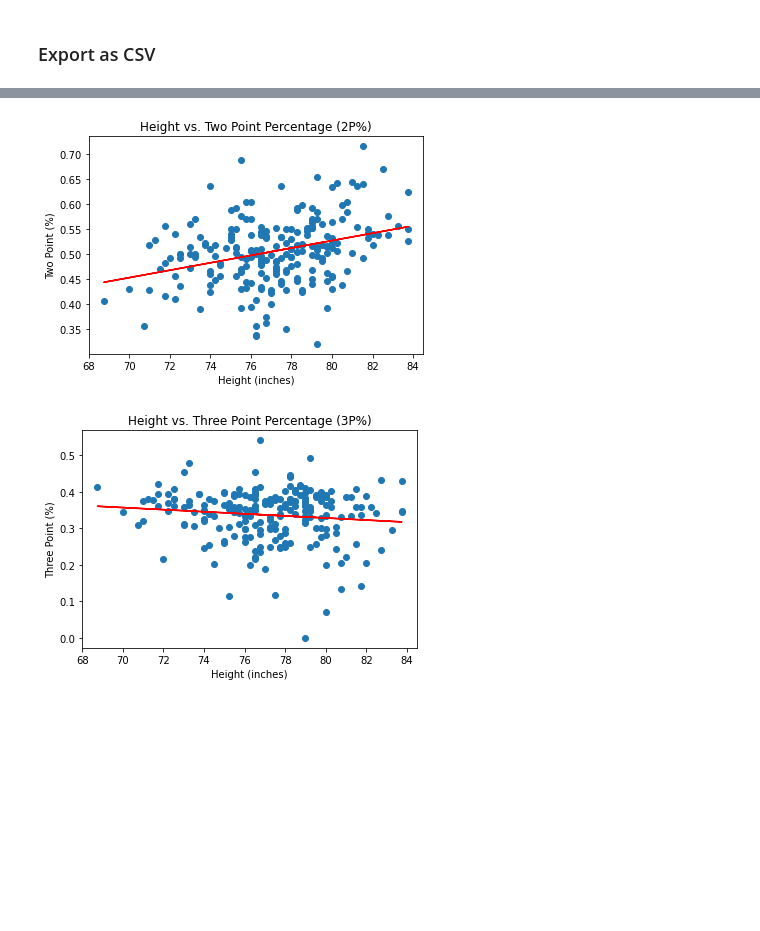
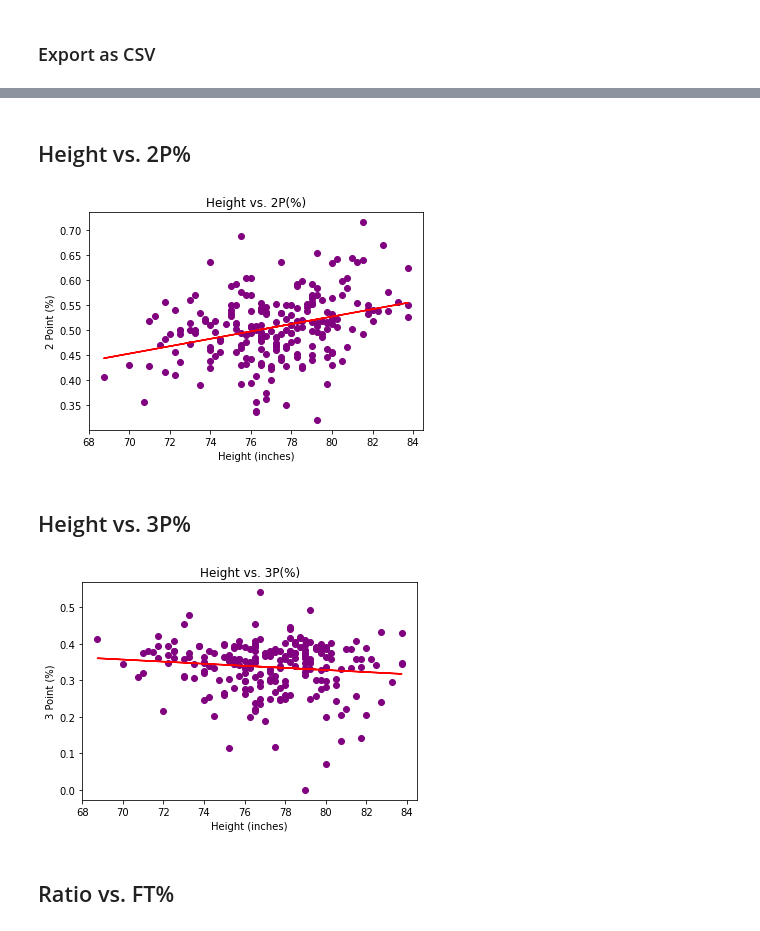
Before and after one commit to adithyav09/Group-APIs-Project, a Jupyter notebook: NBA_DATA.ipynb, the cells around one changed output, grey strips where cells are left out. Cells and saved outputs as stored; diff of their text form; code cells hidden in the pictures; blank space fills up the shorter version.

```diff
--- a/NBA_DATA.ipynb
+++ b/NBA_DATA.ipynb
@@ -90,10 +82,10 @@ merged_data_df.to_csv("Resources/merged_data.csv", index=False)
 wingspan = []
 wingspan_convert=[]
 
-wingspan = []
-wingspan_convert = []
 wingspan = merged_data_df['WINGSPAN']
 wingspan_list = wingspan.tolist()
 for wingspan in wingspan_list:
     wingspan_cleaned = wingspan.strip("'").split("'")
-    wingspan_convert.append((float(wingspan_cleaned[0])*12)+float(wingspan_cleaned[1]))
+    wingspan_convert.append((int(wingspan_cleaned[0])*12)+(float(wingspan_cleaned[1])))
+
+merged_data_df['WINGSPAN']=wingspan_convert
@@ -106,0 +94,12 @@ merged_data_df.head(1)
+# %%
+height_wo_shoes = []
+height_wo_shoes_convert=[]
+
+height_wo_shoes = merged_data_df['HEIGHT\xa0W/O\xa0SHOES']
+height_wo_shoes_list = height_wo_shoes.tolist()
+height_wo_shoes_list
+for height in height_wo_shoes_list:
+    height_cleaned = str(height).strip(" ' ").split("'")
+    height_wo_shoes_convert.append((int(height_cleaned[0])*12)+(float(height_cleaned[1])))
+
+merged_data_df['HEIGHT\xa0W/O\xa0SHOES']=height_wo_shoes_convert
@@ -143,40 +190,39 @@ plt.show()
+# %% [markdown]
+## Height vs. 2P%
 # %%
-#Height vs 2P%
 
-(correlation_coefficient) = st.pearsonr(height_inches, merged_data_df['2P%'])[0]
-(slope, intercept, r_value, p_value, standard_error) = st.linregress(height_inches, merged_data_df['2P%'])
+
+(correlation_coefficient) = st.pearsonr(height_wo_shoes_convert, merged_data_df['2P%'])[0]
+(slope, intercept, r_value, p_value, standard_error) = st.linregress(height_wo_shoes_convert, merged_data_df['2P%'])
 
 #Slope formula 'y=mx+b'
-y = slope * np.array(height_inches) + intercept
+y = slope * np.array(height_wo_shoes_convert) + intercept
 
-plt.scatter(x = height_inches, y = merged_data_df['2P%'])
+plt.scatter(x = height_wo_shoes_convert, y = merged_data_df['2P%'], color = "purple")
 plt.xlabel('Height (inches)')
-plt.ylabel('Two Point (%)')
-plt.title('Height vs. Two Point Percentage (2P%)')
+plt.ylabel('2 Point (%)')
+plt.title('Height vs. 2P(%)')
 
-y = slope * np.array(height_inches) + intercept
-
-plt.plot(height_inches, y, color = 'red')
+plt.plot(height_wo_shoes_convert, y, color = 'red')
 plt.show()
 # %% [output]
-[figure, old version]
+[figure, new version]
+# %% [markdown]
+## Height vs. 3P%
 # %%
-#Height vs 3P%
 
-(correlation_coefficient) = st.pearsonr(height_inches, merged_data_df['3P%'])[0]
-(slope, intercept, r_value, p_value, standard_error) = st.linregress(height_inches, merged_data_df['3P%'])
+(correlation_coefficient) = st.pearsonr(height_wo_shoes_convert, merged_data_df['3P%'])[0]
+(slope, intercept, r_value, p_value, standard_error) = st.linregress(height_wo_shoes_convert, merged_data_df['3P%'])
 
 #Slope formula 'y=mx+b'
-y = slope * np.array(height_inches) + intercept
+y = slope * np.array(height_wo_shoes_convert) + intercept
 
-plt.scatter(x = height_inches, y = merged_data_df['3P%'])
+plt.scatter(x = height_wo_shoes_convert, y = merged_data_df['3P%'], color = "purple")
 plt.xlabel('Height (inches)')
-plt.ylabel('Three Point (%)')
-plt.title('Height vs. Three Point Percentage (3P%)')
+plt.ylabel('3 Point (%)')
+plt.title('Height vs. 3P(%)')
 
-y = slope * np.array(height_inches) + intercept
-plt.plot(height_inches, y, color = 'red')
-
+plt.plot(height_wo_shoes_convert, y, color = 'red')
 plt.show()
 # %% [output]
-[figure, old version]
+[figure, new version]
@@ -182,0 +235,2 @@ plt.show()
+# %% [markdown]
+## Ratio vs. FT%
```
Also changed, not shown: parts of 35 cells of this notebook.
